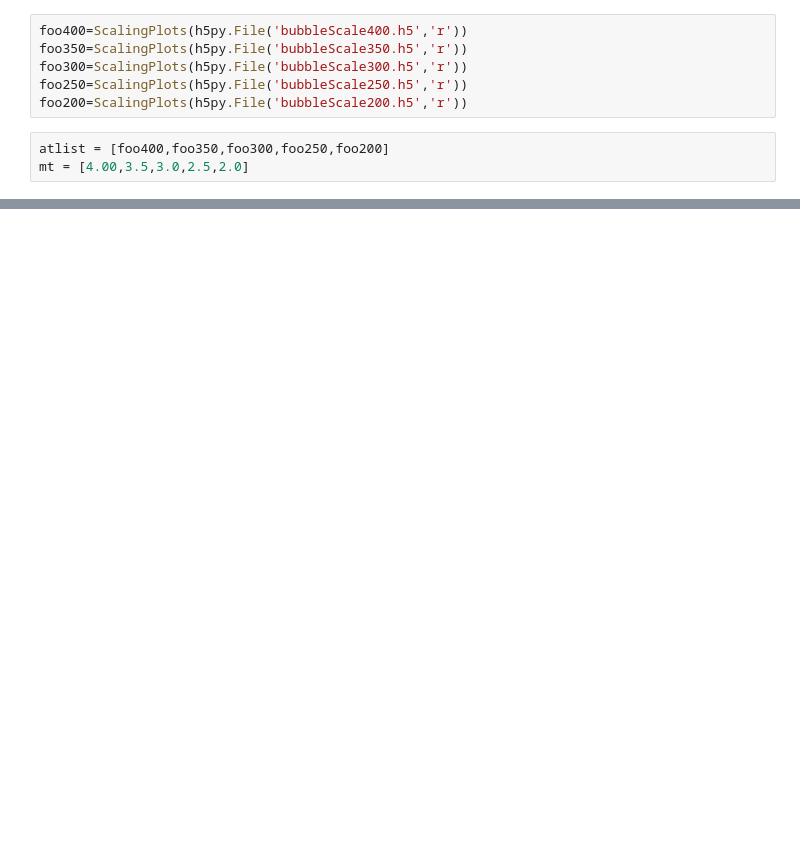
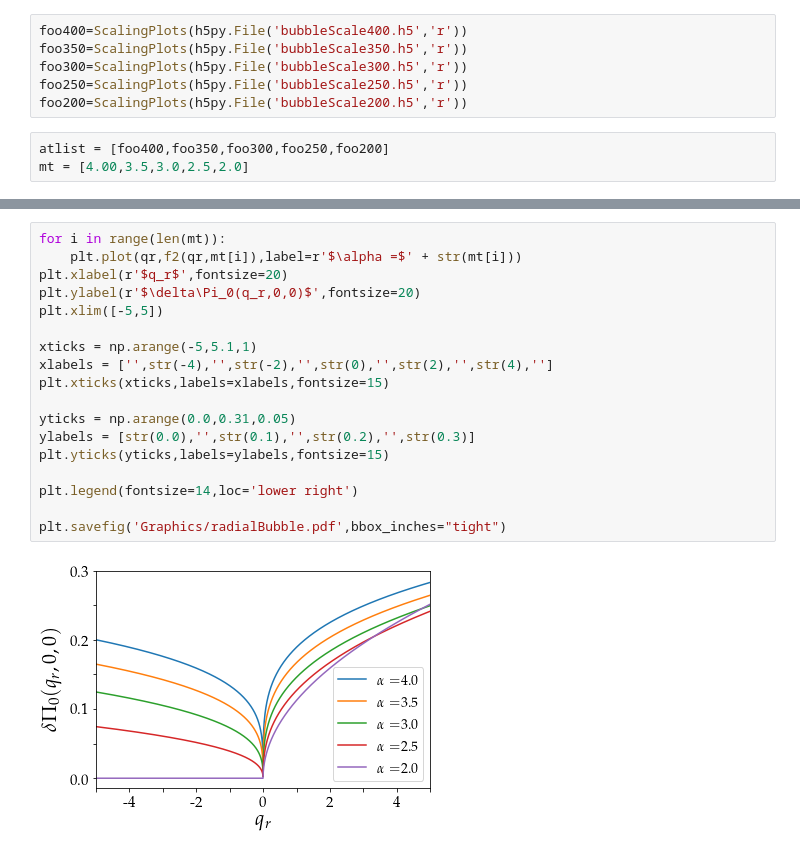
Before and after one commit to ldebbeler/AnomalousCurvature, a Jupyter notebook: data/bubbleScale.ipynb, the cells around one changed output, grey strips where cells are left out. Cells and saved outputs as stored; diff of their text form; blank space fills up the shorter version.

```diff
--- a/data/bubbleScale.ipynb
+++ b/data/bubbleScale.ipynb
@@ -159,0 +197,20 @@ plt.savefig('Graphics/fig1alt.pdf',bbox_inches="tight")
+# %%
+for i in range(len(mt)):
+    plt.plot(qr,f2(qr,mt[i]),label=r'$\alpha =$' + str(mt[i]))
+plt.xlabel(r'$q_r$',fontsize=20)
+plt.ylabel(r'$\delta\Pi_0(q_r,0,0)$',fontsize=20)
+plt.xlim([-5,5])
+
+xticks = np.arange(-5,5.1,1)
+xlabels = ['',str(-4),'',str(-2),'',str(0),'',str(2),'',str(4),'']
+plt.xticks(xticks,labels=xlabels,fontsize=15)
+
+yticks = np.arange(0.0,0.31,0.05)
+ylabels = [str(0.0),'',str(0.1),'',str(0.2),'',str(0.3)]
+plt.yticks(yticks,labels=ylabels,fontsize=15)
+
+plt.legend(fontsize=14,loc='lower right')
+
+plt.savefig('Graphics/radialBubble.pdf',bbox_inches="tight")
+# %% [output]
+[figure, added]
```
Also changed, not shown: parts of 6 cells of this notebook, 17 other files.
